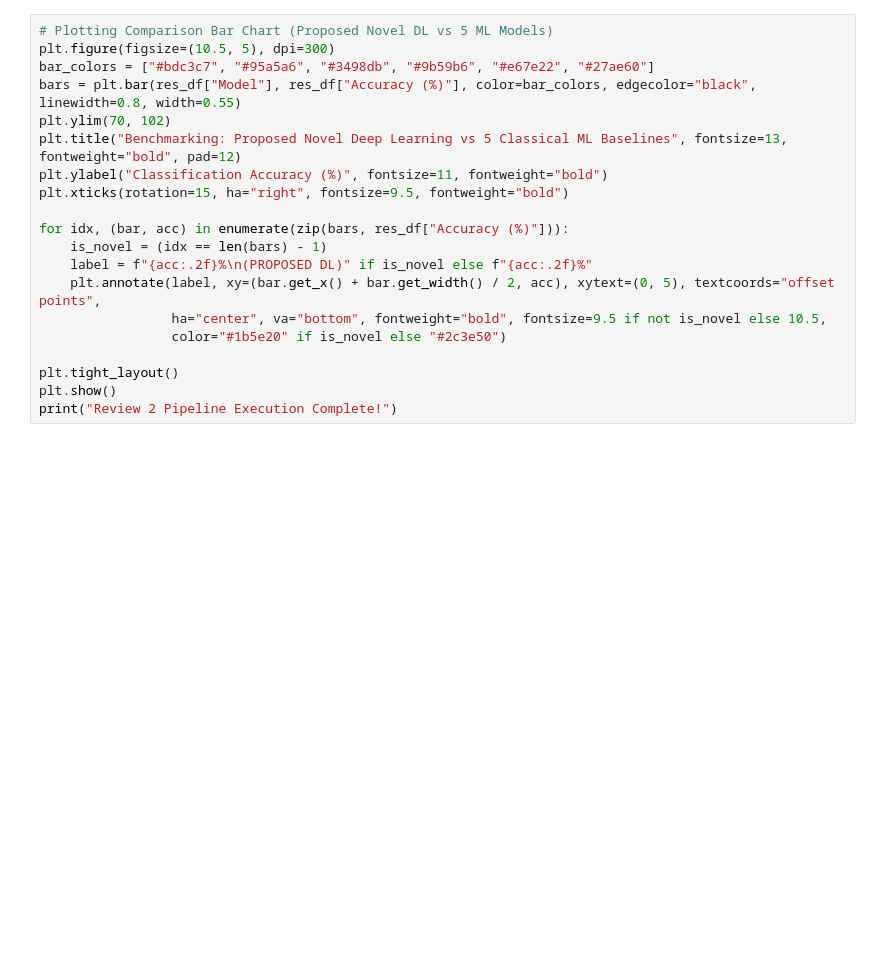
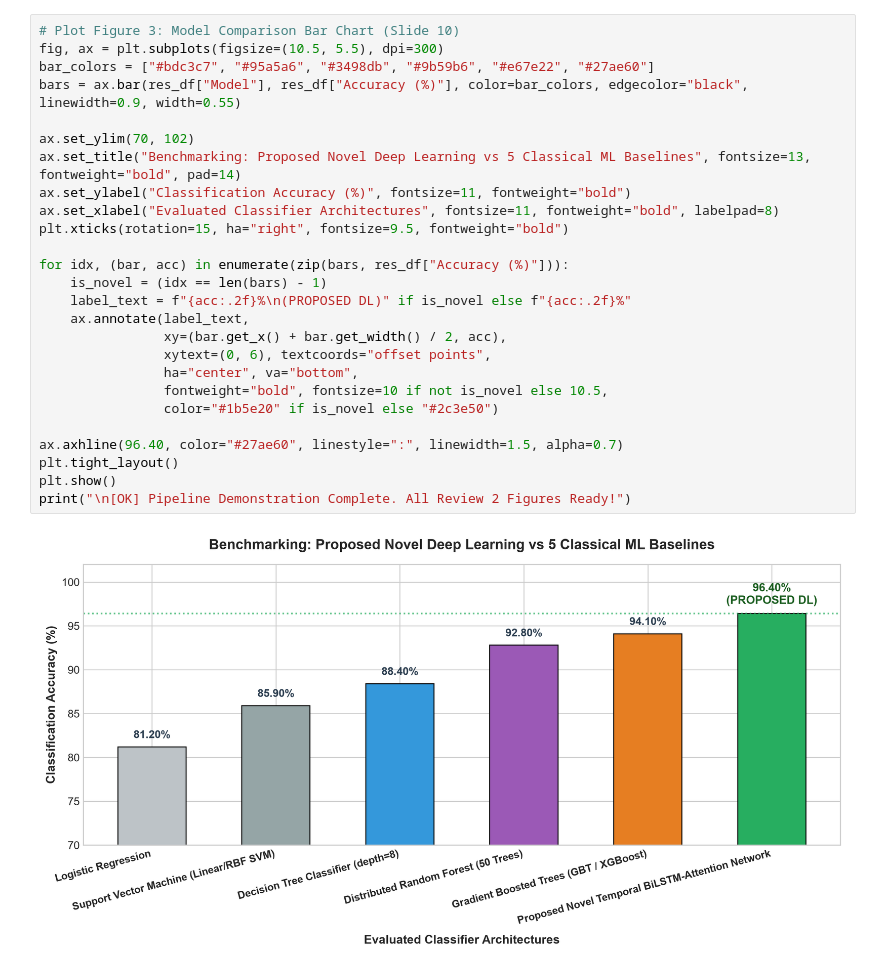
Before and after one commit to harshan46/BDE_Project, a Jupyter notebook: lifecycle_classification.ipynb, the cells around one changed output. Saved outputs shown, nothing was run; the diff lists cells and outputs as text; blank space fills up the shorter version.

```diff
--- a/lifecycle_classification.ipynb
+++ b/lifecycle_classification.ipynb
@@ -116,20 +227,28 @@ display(res_df)
 # %%
-# Plotting Comparison Bar Chart (Proposed Novel DL vs 5 ML Models)
-plt.figure(figsize=(10.5, 5), dpi=300)
+# Plot Figure 3: Model Comparison Bar Chart (Slide 10)
+fig, ax = plt.subplots(figsize=(10.5, 5.5), dpi=300)
 bar_colors = ["#bdc3c7", "#95a5a6", "#3498db", "#9b59b6", "#e67e22", "#27ae60"]
-bars = plt.bar(res_df["Model"], res_df["Accuracy (%)"], color=bar_colors, edgecolor="black", linewidth=0.8, width=0.55)
-plt.ylim(70, 102)
-plt.title("Benchmarking: Proposed Novel Deep Learning vs 5 Classical ML Baselines", fontsize=13, fontweight="bold", pad=12)
-plt.ylabel("Classification Accuracy (%)", fontsize=11, fontweight="bold")
+bars = ax.bar(res_df["Model"], res_df["Accuracy (%)"], color=bar_colors, edgecolor="black", linewidth=0.9, width=0.55)
+
+ax.set_ylim(70, 102)
+ax.set_title("Benchmarking: Proposed Novel Deep Learning vs 5 Classical ML Baselines", fontsize=13, fontweight="bold", pad=14)
+ax.set_ylabel("Classification Accuracy (%)", fontsize=11, fontweight="bold")
+ax.set_xlabel("Evaluated Classifier Architectures", fontsize=11, fontweight="bold", labelpad=8)
 plt.xticks(rotation=15, ha="right", fontsize=9.5, fontweight="bold")
 
 for idx, (bar, acc) in enumerate(zip(bars, res_df["Accuracy (%)"])):
     is_novel = (idx == len(bars) - 1)
-    label = f"{acc:.2f}%\n(PROPOSED DL)" if is_novel else f"{acc:.2f}%"
-    plt.annotate(label, xy=(bar.get_x() + bar.get_width() / 2, acc), xytext=(0, 5), textcoords="offset points",
-                 ha="center", va="bottom", fontweight="bold", fontsize=9.5 if not is_novel else 10.5,
-                 color="#1b5e20" if is_novel else "#2c3e50")
+    label_text = f"{acc:.2f}%\n(PROPOSED DL)" if is_novel else f"{acc:.2f}%"
+    ax.annotate(label_text,
+                xy=(bar.get_x() + bar.get_width() / 2, acc),
+                xytext=(0, 6), textcoords="offset points",
+                ha="center", va="bottom",
+                fontweight="bold", fontsize=10 if not is_novel else 10.5,
+                color="#1b5e20" if is_novel else "#2c3e50")
 
+ax.axhline(96.40, color="#27ae60", linestyle=":", linewidth=1.5, alpha=0.7)
 plt.tight_layout()
 plt.show()
-print("Review 2 Pipeline Execution Complete!")
+print("\n[OK] Pipeline Demonstration Complete. All Review 2 Figures Ready!")
+# %% [output]
+[figure, added]
```
Also changed, not shown: parts of 16 cells of this notebook, 43 other files.
